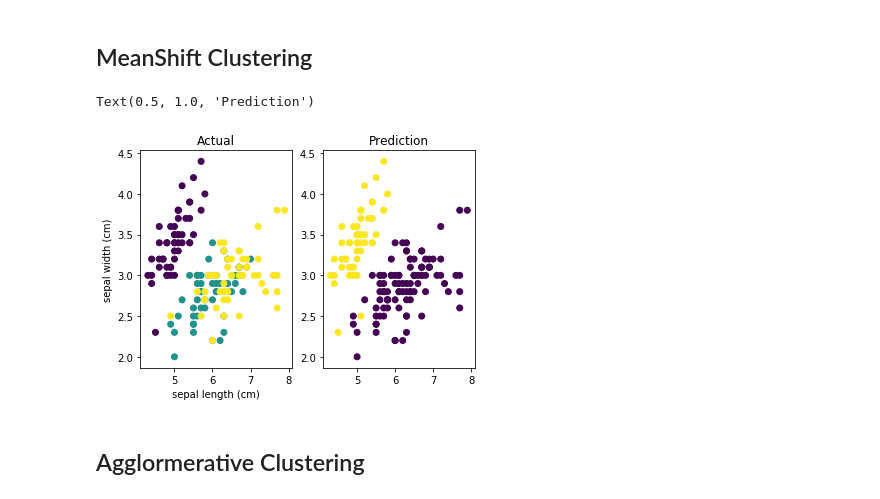
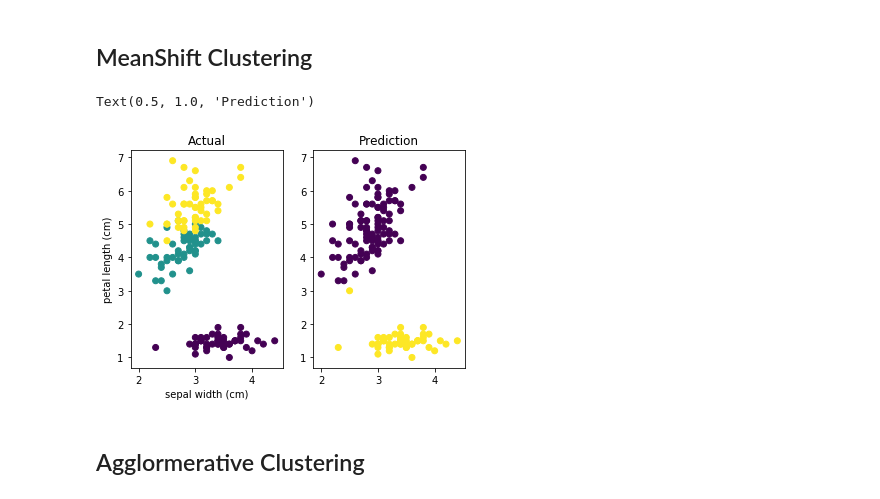
Before and after one commit to anqitu/SckitLearn, a Jupyter notebook: exercises/Module 4 Clustering.ipynb, the cells around one changed output. Saved outputs shown, nothing was run; the diff lists cells and outputs as text; code cells hidden in the pictures.

```diff
--- a/exercises/Module 4 Clustering.ipynb
+++ b/exercises/Module 4 Clustering.ipynb
@@ -100,26 +89,26 @@ Text(0.5, 1.0, 'Prediction')
 # %%
 from sklearn import datasets
 
 iris = datasets.load_iris()
 X,y = iris.data,iris.target
 
 from sklearn.cluster import MeanShift
 cluster = MeanShift()
 cluster.fit(X)
 
-a = 0
-b = 1
+a = 1
+b = 2
 plt.subplot(1,2,1)
 plt.scatter(X[:,a],X[:,b],c=y)
 plt.xlabel(iris.feature_names[a])
 plt.ylabel(iris.feature_names[b])
 plt.title("Actual")
 plt.subplot(1,2,2)
 plt.scatter(X[:,a],X[:,b],c=cluster.labels_)
 plt.title("Prediction")
 # %% [output]
 Text(0.5, 1.0, 'Prediction')
-[figure, old version]
+[figure, new version]
 # %% [markdown]
 ## Agglormerative Clustering
 # %%
```
Also changed, not shown: parts of 59 cells of this notebook, 4 other files.
